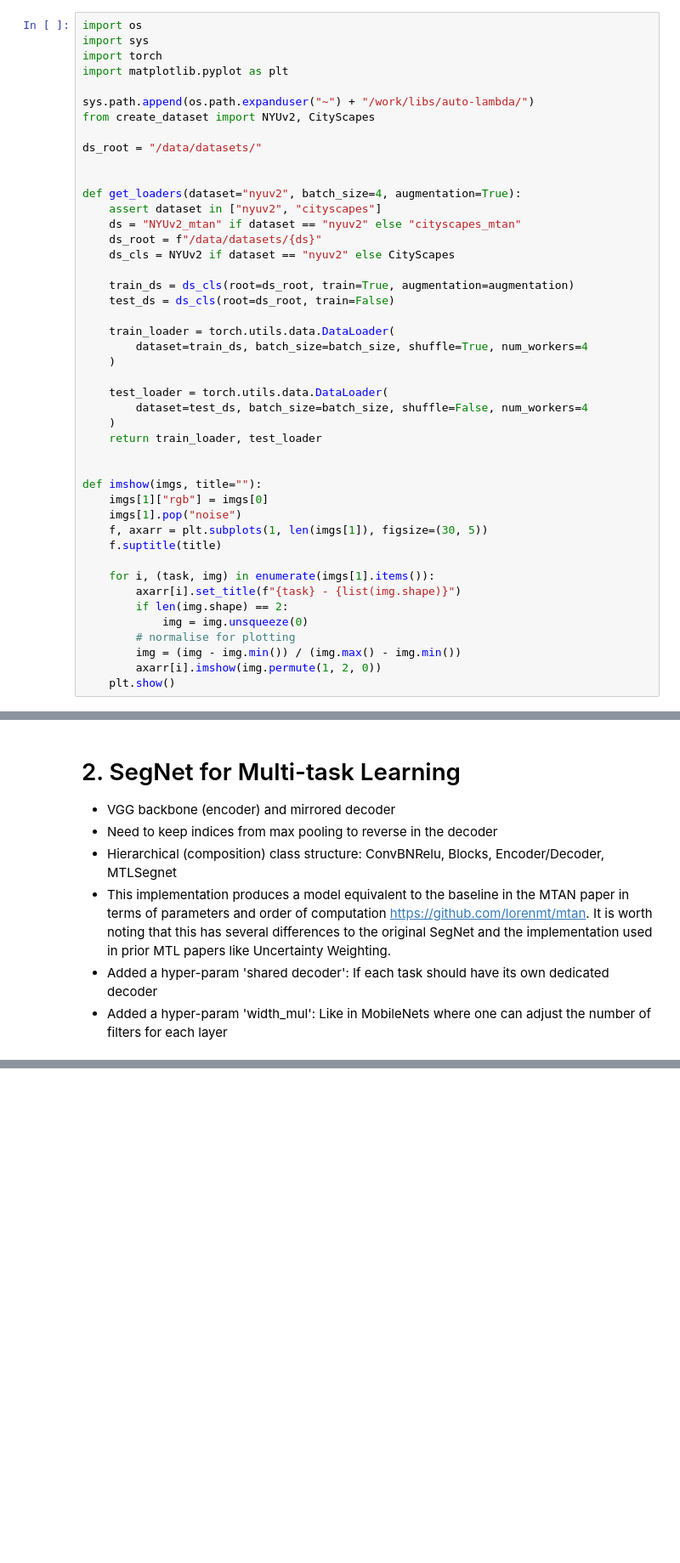
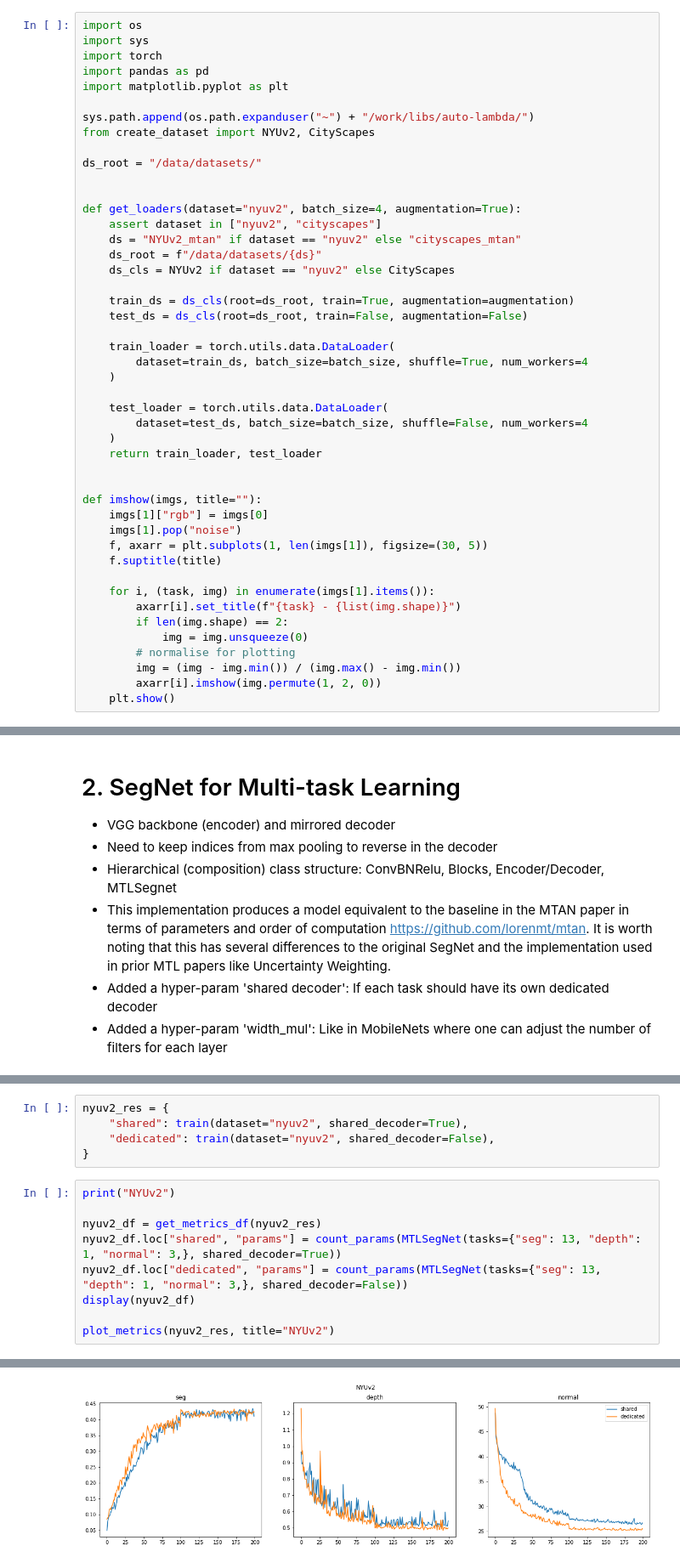
Before and after one commit to xapharius/mlscripts, a Jupyter notebook: MTL SegNet.ipynb, the cells around one changed output, grey strips where cells are left out. Shown at 85% size. Saved outputs shown, nothing was run; the diff lists cells and outputs as text; blank space fills up the shorter version.

```diff
--- a/MTL SegNet.ipynb
+++ b/MTL SegNet.ipynb
@@ -22,6 +76,7 @@
 import os
 import sys
 import torch
+import pandas as pd
 import matplotlib.pyplot as plt
 
 sys.path.append(os.path.expanduser("~") + "/work/libs/auto-lambda/")
@@ -37,7 +92,7 @@ def get_loaders(dataset="nyuv2", batch_size=4, augmentation=True):
     ds_cls = NYUv2 if dataset == "nyuv2" else CityScapes
 
     train_ds = ds_cls(root=ds_root, train=True, augmentation=augmentation)
-    test_ds = ds_cls(root=ds_root, train=False)
+    test_ds = ds_cls(root=ds_root, train=False, augmentation=False)
 
     train_loader = torch.utils.data.DataLoader(
         dataset=train_ds, batch_size=batch_size, shuffle=True, num_workers=4
@@ -327,0 +416,15 @@ def train(dataset="nyuv2", shared_decoder=True, width_mul=1, batch_size=4, n_epo
+# %%
+nyuv2_res = {
+    "shared": train(dataset="nyuv2", shared_decoder=True),
+    "dedicated": train(dataset="nyuv2", shared_decoder=False),
+}
+# %%
+print("NYUv2")
+
+nyuv2_df = get_metrics_df(nyuv2_res)
+nyuv2_df.loc["shared", "params"] = count_params(MTLSegNet(tasks={"seg": 13, "depth": 1, "normal": 3,}, shared_decoder=True))
+nyuv2_df.loc["dedicated", "params"] = count_params(MTLSegNet(tasks={"seg": 13, "depth": 1, "normal": 3,}, shared_decoder=False))
+display(nyuv2_df)
+
+plot_metrics(nyuv2_res, title="NYUv2")
+# %% [output]
@@ -327,0 +435 @@ def train(dataset="nyuv2", shared_decoder=True, width_mul=1, batch_size=4, n_epo
+[figure, added]
```
Also changed, not shown: parts of 14 cells of this notebook.
